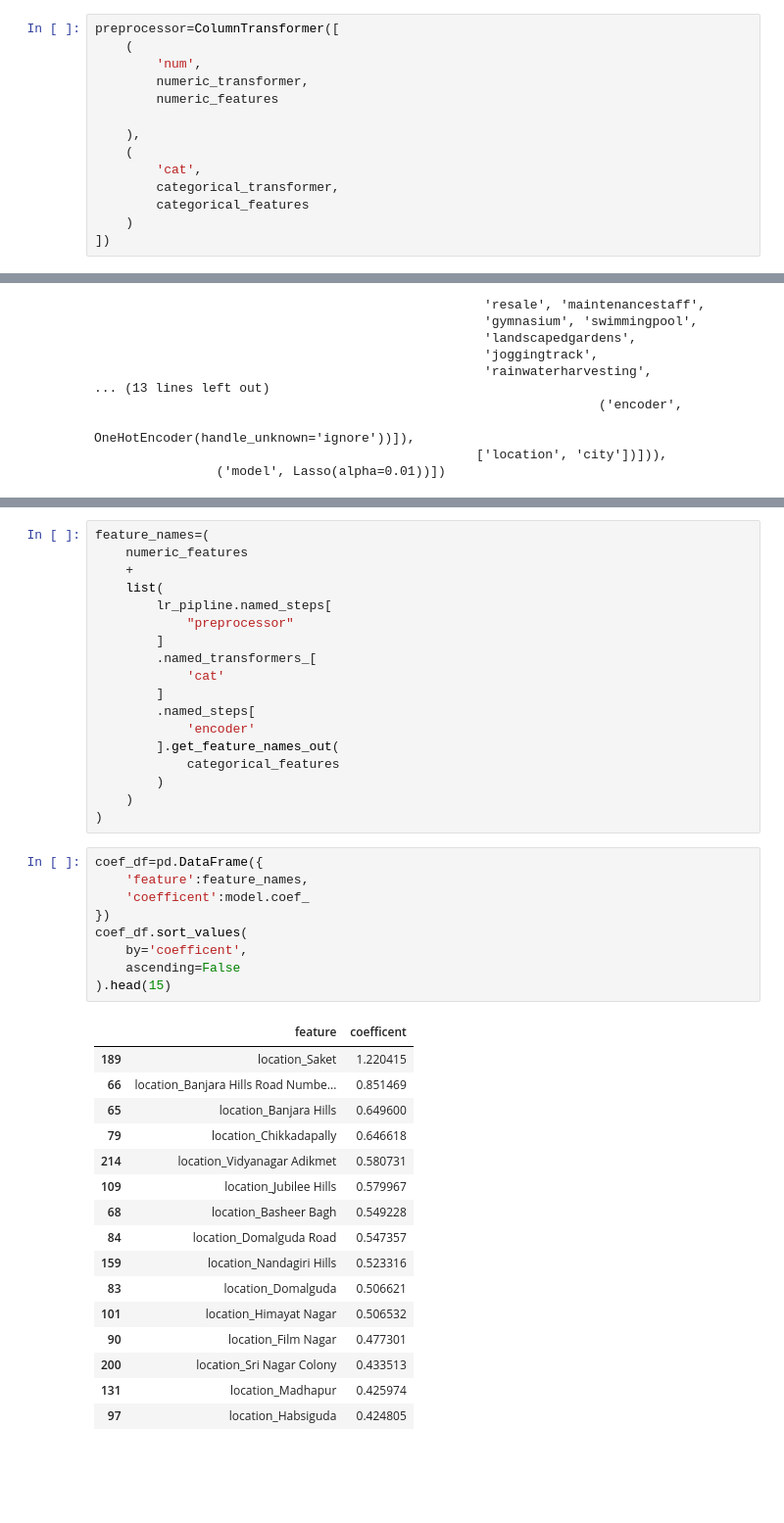
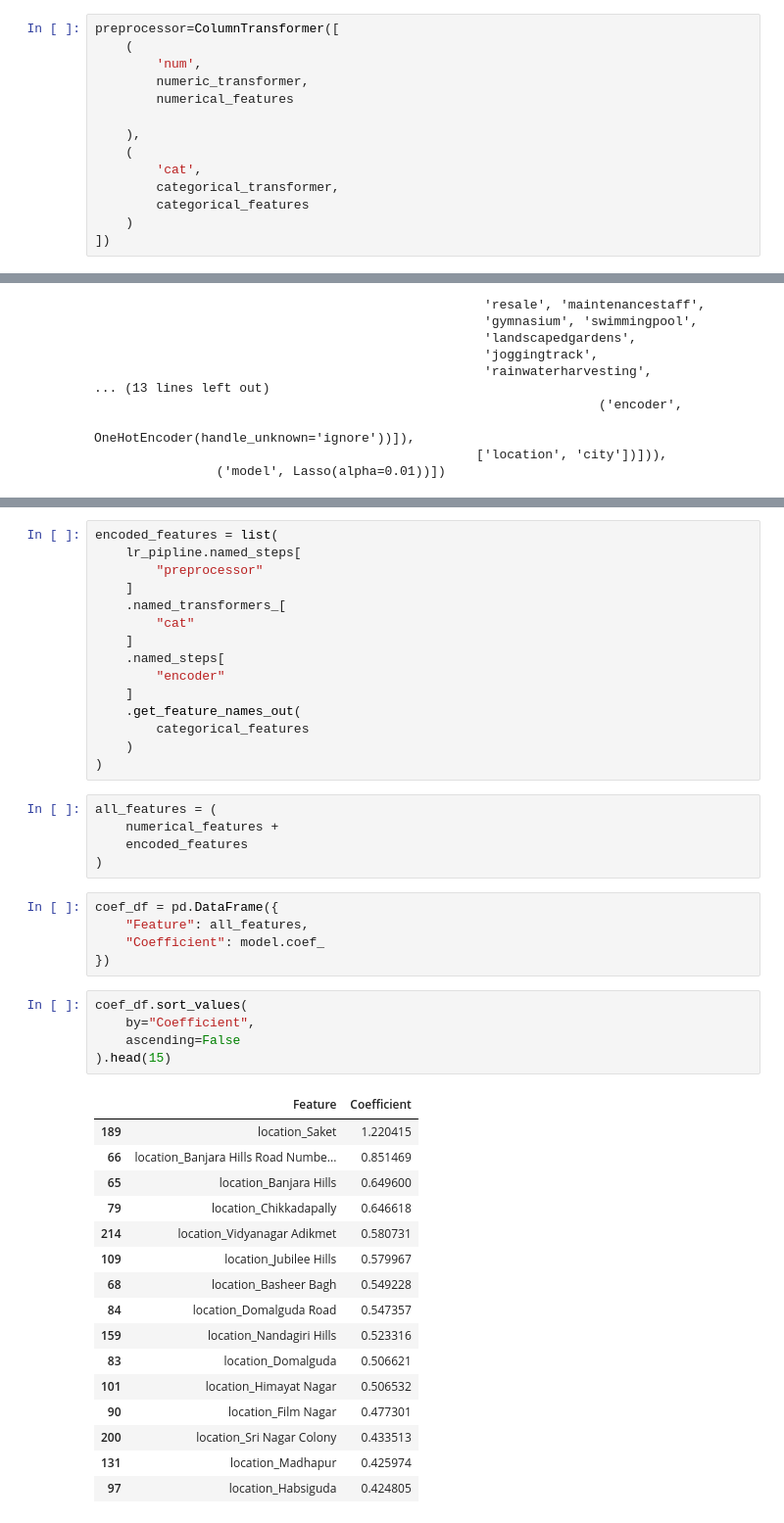
Before and after one commit to MohammedMateen0/Apartment-Price-Predictor, a Jupyter notebook: notebooks/02_linear_models.ipynb, the cells around one changed output, grey strips where cells are left out. Shown at 98% size. Saved outputs shown, nothing was run; the diff lists cells and outputs as text; blank space fills up the shorter version.

```diff
--- a/notebooks/02_linear_models.ipynb
+++ b/notebooks/02_linear_models.ipynb
@@ -319,7 +88,7 @@ preprocessor=ColumnTransformer([
     (
         'num',
         numeric_transformer,
-        numeric_features
+        numerical_features
 
     ),
     (
@@ -551,32 +333,35 @@ array([ 3.19531693e-01,  5.81766881e-02,  1.17446510e-02, -1.86248632e-02,
 # %%
-feature_names=(
-    numeric_features
-    +
-    list(
-        lr_pipline.named_steps[
-            "preprocessor"
-        ]
-        .named_transformers_[
-            'cat'
-        ]
-        .named_steps[
-            'encoder'
-        ].get_feature_names_out(
-            categorical_features
-        )
+encoded_features = list(
+    lr_pipline.named_steps[
+        "preprocessor"
+    ]
+    .named_transformers_[
+        "cat"
+    ]
+    .named_steps[
+        "encoder"
+    ]
+    .get_feature_names_out(
+        categorical_features
     )
 )
+# %%
+all_features = (
+    numerical_features +
+    encoded_features
+)
+# %%
+coef_df = pd.DataFrame({
+    "Feature": all_features,
+    "Coefficient": model.coef_
+})
 # %%
-coef_df=pd.DataFrame({
-    'feature':feature_names,
-    'coefficent':model.coef_
-})
 coef_df.sort_values(
-    by='coefficent',
+    by="Coefficient",
     ascending=False
 ).head(15)
 # %% [output]
-|  | feature | coefficent |
+|  | Feature | Coefficient |
 | 189 | location_Saket | 1.220415 |
 | 66 | location_Banjara Hills Road Numbe... | 0.851469 |
 | 65 | location_Banjara Hills | 0.649600 |
```
Also changed, not shown: parts of 46 cells of this notebook, 10 other files.
